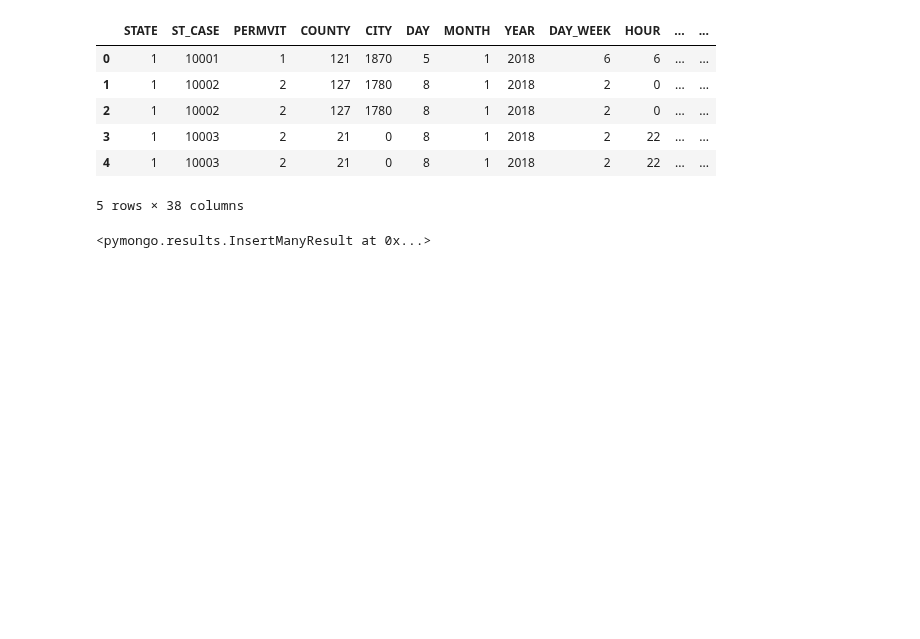
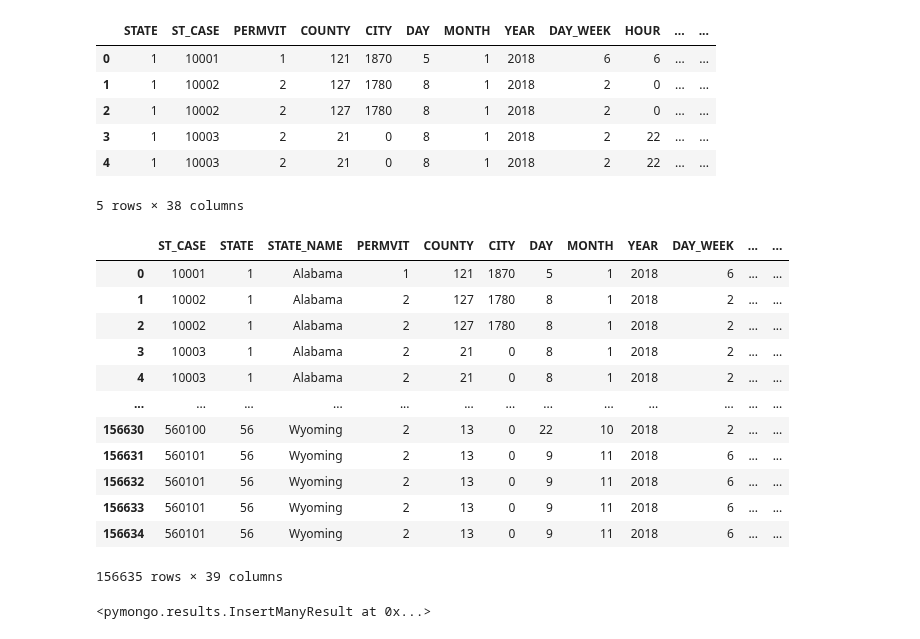
Before and after one commit to clemiblac/Fatal_Accidents, a Jupyter notebook: Fatal_accidents.ipynb, the cells around one changed output. Cells and saved outputs as stored; diff of their text form; code cells hidden in the pictures; blank space fills up the shorter version.

Commit message:
cleaning data

```diff
--- a/Fatal_accidents.ipynb
+++ b/Fatal_accidents.ipynb
@@ -120,0 +146,51 @@ data.head(5)
+# %%
+conditions=[
+    (data['RUR_URB']==1),(data['RUR_URB']==2),(data['RUR_URB']==6),(data['RUR_URB']==8),(data['RUR_URB']==9)
+]
+
+choices=['Rural','Urban','Trafficway Not in State Inventory','Not Reported','Unknown']
+
+data['RUR_URB_NAME']=np.select(conditions,choices,default='null')
+# %%
+conditions=[
+     (data['ROUTE']==1),(data['ROUTE']==2),(data['ROUTE']==3),(data['ROUTE']==4),(data['ROUTE']==5),(data['ROUTE']==6),
+     (data['ROUTE']==7),(data['ROUTE']==8),(data['ROUTE']==9)
+]
+
+choices=['Interstate',' U.S. Highway','State Highway','County Road','Local Street – Township','Local Street – Municipality',
+         'Local Street – Frontage Road','Other','Unknown'
+]
+
+data['ROUTE_NAME']=np.select(conditions,choices,default='null')
+# %%
+conditions=[
+     (data['LGT_COND']==1), (data['LGT_COND']==2), (data['LGT_COND']==3), (data['LGT_COND']==4), (data['LGT_COND']==5),
+     (data['LGT_COND']==6),  (data['LGT_COND']==7), (data['LGT_COND']==8), (data['LGT_COND']==9)
+
+]
+
+choices=['Daylight','Dark – Not Lighted','Dark – Lighted','Dawn','Dusk','Dark – Unknown Lighting',
+         'Other','Not Reported','Reported as Unknown'
+]
+
+data['LGT_CONDITIONS']=np.select(conditions,choices,default='null')
+# %%
+data[['ST_CASE','STATE','STATE_NAME', 'PERMVIT', 'COUNTY', 'CITY', 'DAY', 'MONTH', 'YEAR',
+    'DAY_WEEK', 'HOUR', 'MINUTE','RUR_URB_NAME','ROUTE_NAME','LATITUDE','LONGITUD','HARM_EV',
+     'LGT_CONDITIONS', 'REL_ROAD', 'WEATHER','SCH_BUS', 'CF1', 'CF2', 'CF3', 'FATALS',
+     'DRUNK_DR', 'MAKE', 'MODEL','BODY_TYP', 'MOD_YEAR', 'M_HARM', 'DEATHS', 'PER_NO', 'AGE',
+     'SEX','DEATH_DA', 'DEATH_MO', 'DEATH_YR']]
+# %% [output]
+|  | ST_CASE | STATE | STATE_NAME | PERMVIT | COUNTY | CITY | DAY | MONTH | YEAR | DAY_WEEK | ... | ... |
+| 0 | 10001 | 1 | Alabama | 1 | 121 | 1870 | 5 | 1 | 2018 | 6 | ... | ... |
+| 1 | 10002 | 1 | Alabama | 2 | 127 | 1780 | 8 | 1 | 2018 | 2 | ... | ... |
+| 2 | 10002 | 1 | Alabama | 2 | 127 | 1780 | 8 | 1 | 2018 | 2 | ... | ... |
+| 3 | 10003 | 1 | Alabama | 2 | 21 | 0 | 8 | 1 | 2018 | 2 | ... | ... |
+| 4 | 10003 | 1 | Alabama | 2 | 21 | 0 | 8 | 1 | 2018 | 2 | ... | ... |
+| ... | ... | ... | ... | ... | ... | ... | ... | ... | ... | ... | ... | ... |
+| 156630 | 560100 | 56 | Wyoming | 2 | 13 | 0 | 22 | 10 | 2018 | 2 | ... | ... |
+| 156631 | 560101 | 56 | Wyoming | 2 | 13 | 0 | 9 | 11 | 2018 | 6 | ... | ... |
+| 156632 | 560101 | 56 | Wyoming | 2 | 13 | 0 | 9 | 11 | 2018 | 6 | ... | ... |
+| 156633 | 560101 | 56 | Wyoming | 2 | 13 | 0 | 9 | 11 | 2018 | 6 | ... | ... |
+| 156634 | 560101 | 56 | Wyoming | 2 | 13 | 0 | 9 | 11 | 2018 | 6 | ... | ... |
+156635 rows × 39 columns
```
Also changed, not shown: parts of 4 cells of this notebook.
